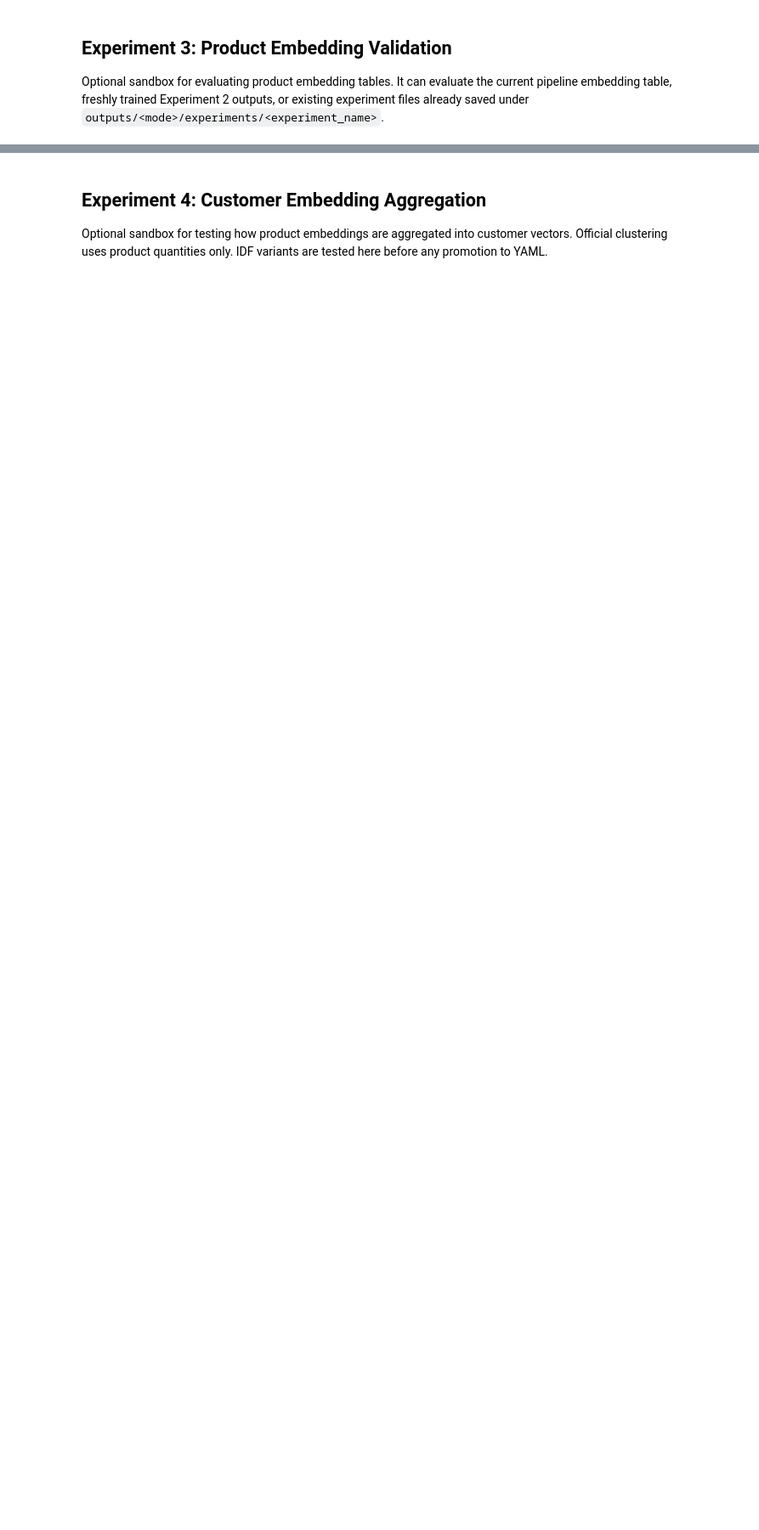
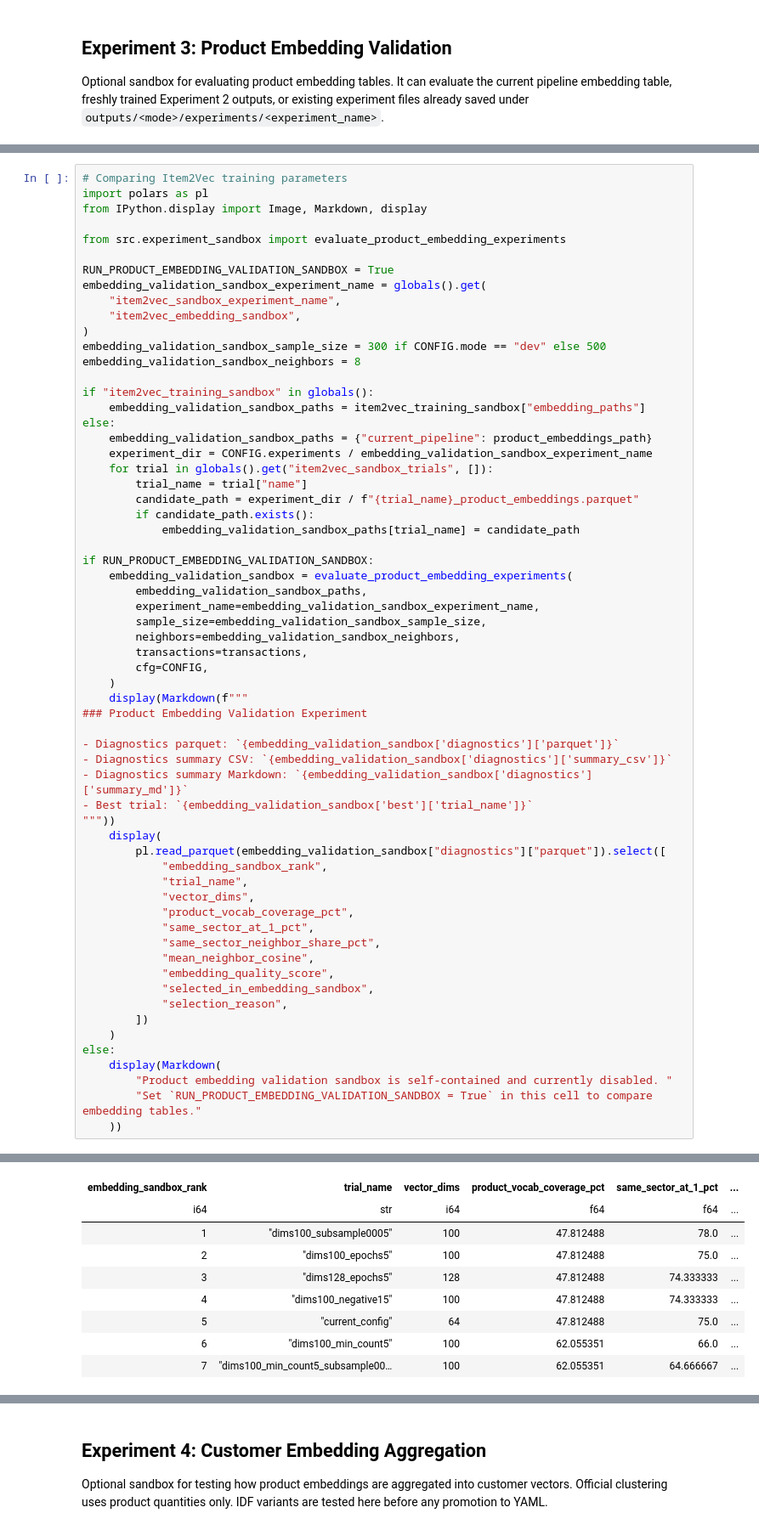
Before and after one commit to robsrot/carrefour_capstone, a Jupyter notebook: notebooks/04_experiment_sandbox.ipynb, the cells around one changed output, grey strips where cells are left out. Shown at 85% size. Drawn from its saved outputs; the diff is of its cells as text; blank space fills up the shorter version.

Commit message:
Ran Sandbox Experiments 2 & 3 and updated dev.yaml

```diff
--- a/notebooks/04_experiment_sandbox.ipynb
+++ b/notebooks/04_experiment_sandbox.ipynb
@@ -228,0 +529,63 @@ else:
+# %%
+# Comparing Item2Vec training parameters
+import polars as pl
+from IPython.display import Image, Markdown, display
+
+from src.experiment_sandbox import evaluate_product_embedding_experiments
+
+RUN_PRODUCT_EMBEDDING_VALIDATION_SANDBOX = True
+embedding_validation_sandbox_experiment_name = globals().get(
+    "item2vec_sandbox_experiment_name",
+    "item2vec_embedding_sandbox",
+)
+embedding_validation_sandbox_sample_size = 300 if CONFIG.mode == "dev" else 500
+embedding_validation_sandbox_neighbors = 8
+
+if "item2vec_training_sandbox" in globals():
+    embedding_validation_sandbox_paths = item2vec_training_sandbox["embedding_paths"]
+else:
+    embedding_validation_sandbox_paths = {"current_pipeline": product_embeddings_path}
+    experiment_dir = CONFIG.experiments / embedding_validation_sandbox_experiment_name
+    for trial in globals().get("item2vec_sandbox_trials", []):
+        trial_name = trial["name"]
+        candidate_path = experiment_dir / f"{trial_name}_product_embeddings.parquet"
+        if candidate_path.exists():
+            embedding_validation_sandbox_paths[trial_name] = candidate_path
+
+if RUN_PRODUCT_EMBEDDING_VALIDATION_SANDBOX:
+    embedding_validation_sandbox = evaluate_product_embedding_experiments(
+        embedding_validation_sandbox_paths,
+        experiment_name=embedding_validation_sandbox_experiment_name,
+        sample_size=embedding_validation_sandbox_sample_size,
+        neighbors=embedding_validation_sandbox_neighbors,
+        transactions=transactions,
+        cfg=CONFIG,
+    )
+    display(Markdown(f"""
+### Product Embedding Validation Experiment
+
+- Diagnostics parquet: `{embedding_validation_sandbox['diagnostics']['parquet']}`
+- Diagnostics summary CSV: `{embedding_validation_sandbox['diagnostics']['summary_csv']}`
+- Diagnostics summary Markdown: `{embedding_validation_sandbox['diagnostics']['summary_md']}`
+- Best trial: `{embedding_validation_sandbox['best']['trial_name']}`
+"""))
+    display(
+        pl.read_parquet(embedding_validation_sandbox["diagnostics"]["parquet"]).select([
+            "embedding_sandbox_rank",
+            "trial_name",
+            "vector_dims",
+            "product_vocab_coverage_pct",
+            "same_sector_at_1_pct",
+            "same_sector_neighbor_share_pct",
+            "mean_neighbor_cosine",
+            "embedding_quality_score",
+            "selected_in_embedding_sandbox",
+            "selection_reason",
+        ])
+    )
+else:
+    display(Markdown(
+        "Product embedding validation sandbox is self-contained and currently disabled. "
+        "Set `RUN_PRODUCT_EMBEDDING_VALIDATION_SANDBOX = True` in this cell to compare embedding tables."
+    ))
+# %% [output]
@@ -228,0 +604,9 @@ else:
+| embedding_sandbox_rank | trial_name | vector_dims | product_vocab_coverage_pct | same_sector_at_1_pct | ... |
+| i64 | str | i64 | f64 | f64 | ... |
+| 1 | "dims100_subsample0005" | 100 | 47.812488 | 78.0 | ... |
+| 2 | "dims100_epochs5" | 100 | 47.812488 | 75.0 | ... |
+| 3 | "dims128_epochs5" | 128 | 47.812488 | 74.333333 | ... |
+| 4 | "dims100_negative15" | 100 | 47.812488 | 74.333333 | ... |
+| 5 | "current_config" | 64 | 47.812488 | 75.0 | ... |
+| 6 | "dims100_min_count5" | 100 | 62.055351 | 66.0 | ... |
+| 7 | "dims100_min_count5_subsample00… | 100 | 62.055351 | 64.666667 | ... |
```
Also changed, not shown: parts of 8 cells of this notebook, 1 other file.
